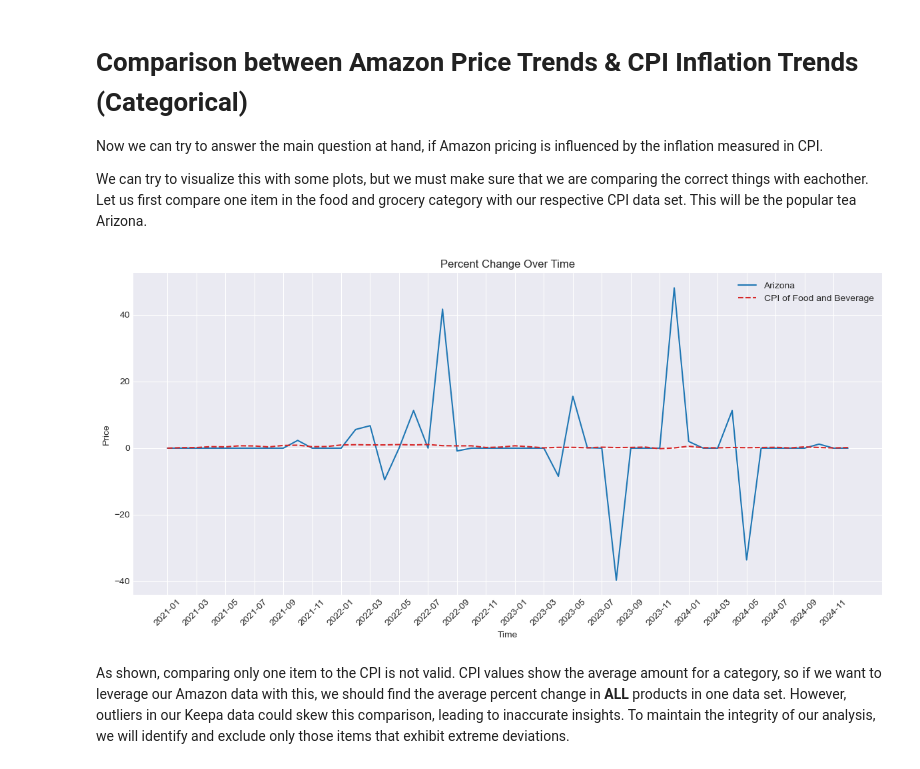
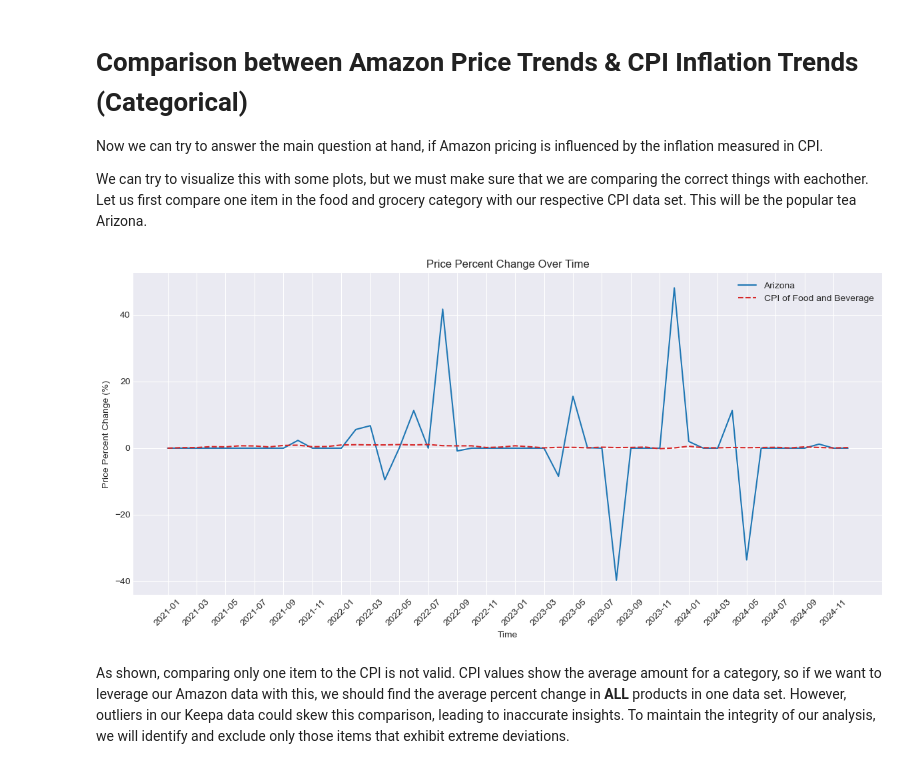
Before and after one commit to domwrm/Amazon-Pricing-Anlysis, a Jupyter notebook: FinalProject_Group031_WI25.ipynb, the cells around one changed output. Saved outputs shown, nothing was run; the diff lists cells and outputs as text; code cells hidden in the pictures.

```diff
--- a/FinalProject_Group031_WI25.ipynb
+++ b/FinalProject_Group031_WI25.ipynb
@@ -903,36 +868,36 @@ arizona = arizona.iloc[:, 2:]
 # Replace inf and NaN with 0 where the previous value was 0
 arizona[arizona.isna() | arizona.isin([float('inf'), -float('inf')])] = 0
 
 arizona_values = arizona.iloc[0, :].astype(float)  # Convert to float
 grocery_values = food_and_bev_perc.iloc[0, :].astype(float)  # Convert to float
 
 dates = arizona.columns  # Use the same dates for both DataFrames
 
 # Create the plot
 plt.figure(figsize=(12, 6))
 
 # Plot Arizona prices (smooth line without markers)
 plt.plot(dates, arizona_values, linestyle="-", color="tab:blue", label="Arizona")
 
 # Plot Grocery and Foods prices (smooth line without markers)
 plt.plot(dates, grocery_values, linestyle="--", color="tab:red", label="CPI of Food and Beverage")
 
 # Customize x-axis ticks (show only some dates)
 selected_dates = dates[::2]  # Show every 2nd date (e.g., Jan, Mar, May, etc.)
 plt.xticks(selected_dates, rotation=45)  # Rotate x-axis labels for better readability
 
 # Add labels and title
 plt.xlabel("Time")
-plt.ylabel("Price")
-plt.title("Percent Change Over Time")
+plt.ylabel("Price Percent Change (%)")
+plt.title("Price Percent Change Over Time")
 plt.legend()
 plt.grid(True)
 plt.tight_layout()
 
 # Show the plot
 plt.show()
 # %% [output]
-[figure, old version]
+[figure, new version]
 # %% [markdown]
 As shown, comparing only one item to the CPI is not valid. CPI values show the average amount for a category, so if we want to leverage our Amazon data with this, we should find the average percent change in **ALL** products in one data set. However, outliers in our Keepa data could skew this comparison, leading to inaccurate insights. To maintain the integrity of our analysis, we will identify and exclude only those items that exhibit extreme deviations.
 # %%
```
Also changed, not shown: parts of 14 cells of this notebook.
